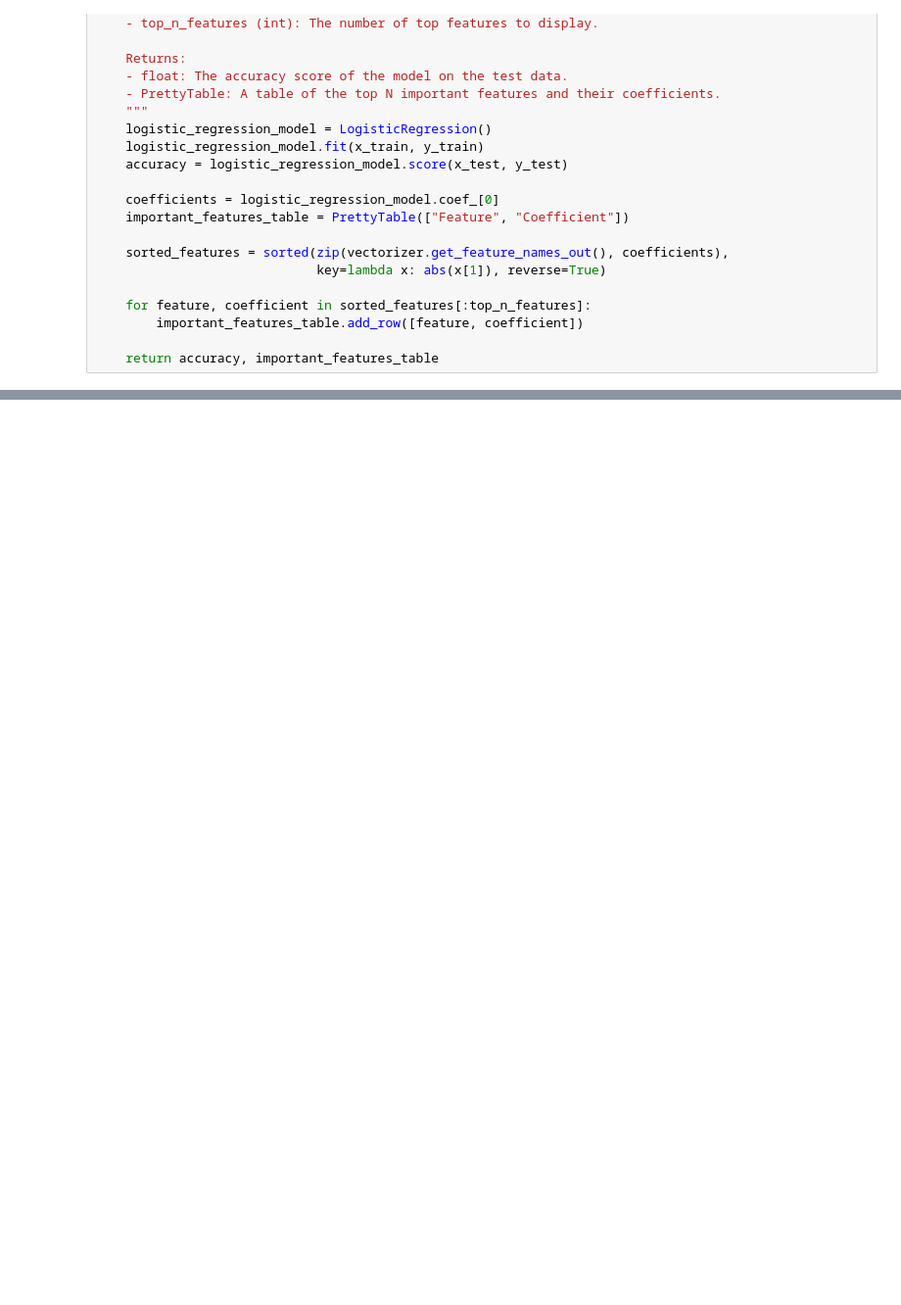
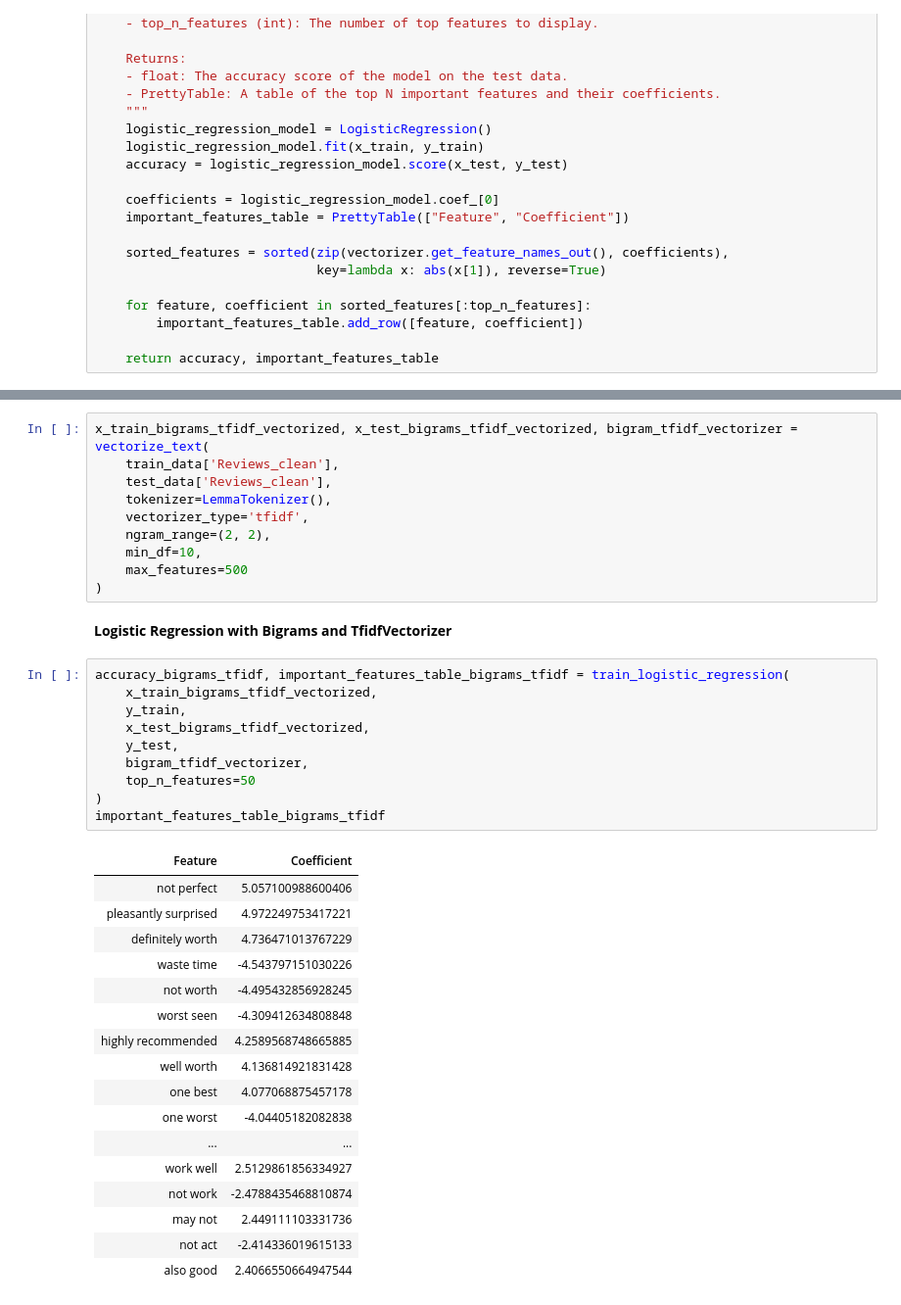
Before and after one commit to Danitilahun/Sentiment-Analysis, a Jupyter notebook: Feature_Engineering_and_Feature_Selection_for_Sentiment_Analyzer.ipynb, the cells around one changed output, grey strips where cells are left out. Shown at 98% size. Cells and saved outputs as stored; diff of their text form; blank space fills up the shorter version.

```diff
--- a/Feature_Engineering_and_Feature_Selection_for_Sentiment_Analyzer.ipynb
+++ b/Feature_Engineering_and_Feature_Selection_for_Sentiment_Analyzer.ipynb
@@ -623,0 +669,40 @@ important_features_table_count
+# %%
+x_train_bigrams_tfidf_vectorized, x_test_bigrams_tfidf_vectorized, bigram_tfidf_vectorizer = vectorize_text(
+    train_data['Reviews_clean'],
+    test_data['Reviews_clean'],
+    tokenizer=LemmaTokenizer(),
+    vectorizer_type='tfidf',
+    ngram_range=(2, 2),
+    min_df=10,
+    max_features=500
+)
+# %% [markdown]
+**Logistic Regression with Bigrams and TfidfVectorizer**
+# %%
+accuracy_bigrams_tfidf, important_features_table_bigrams_tfidf = train_logistic_regression(
+    x_train_bigrams_tfidf_vectorized,
+    y_train,
+    x_test_bigrams_tfidf_vectorized,
+    y_test,
+    bigram_tfidf_vectorizer,
+    top_n_features=50
+)
+important_features_table_bigrams_tfidf
+# %% [output]
+| Feature | Coefficient |
+| not perfect | 5.057100988600406 |
+| pleasantly surprised | 4.972249753417221 |
+| definitely worth | 4.736471013767229 |
+| waste time | -4.543797151030226 |
+| not worth | -4.495432856928245 |
+| worst seen | -4.309412634808848 |
+| highly recommended | 4.2589568748665885 |
+| well worth | 4.136814921831428 |
+| one best | 4.077068875457178 |
+| one worst | -4.04405182082838 |
+| ... | ... |
+| work well | 2.5129861856334927 |
+| not work | -2.4788435468810874 |
+| may not | 2.449111103331736 |
+| not act | -2.414336019615133 |
+| also good | 2.4066550664947544 |
```
Also changed, not shown: parts of 28 cells of this notebook.
